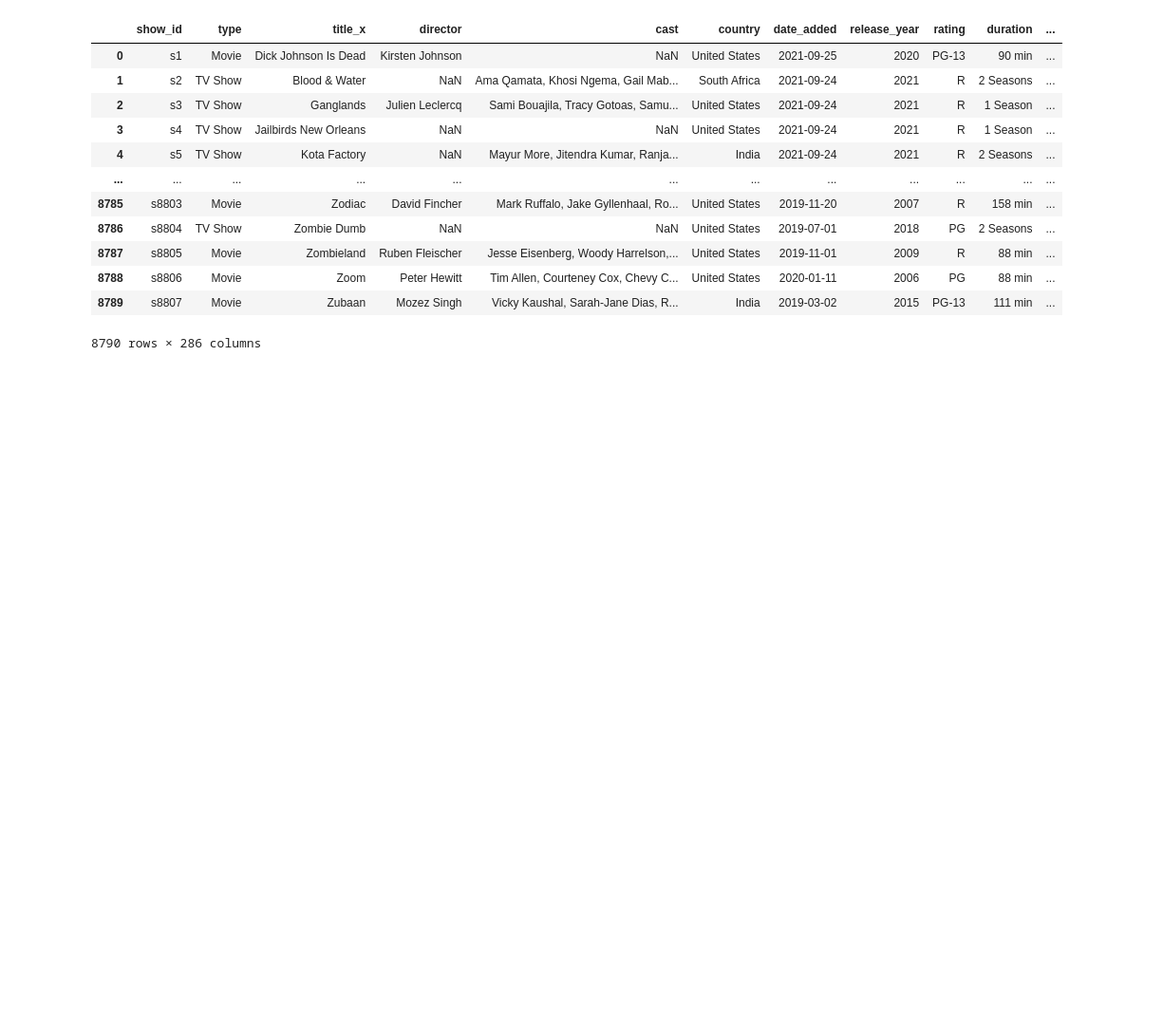
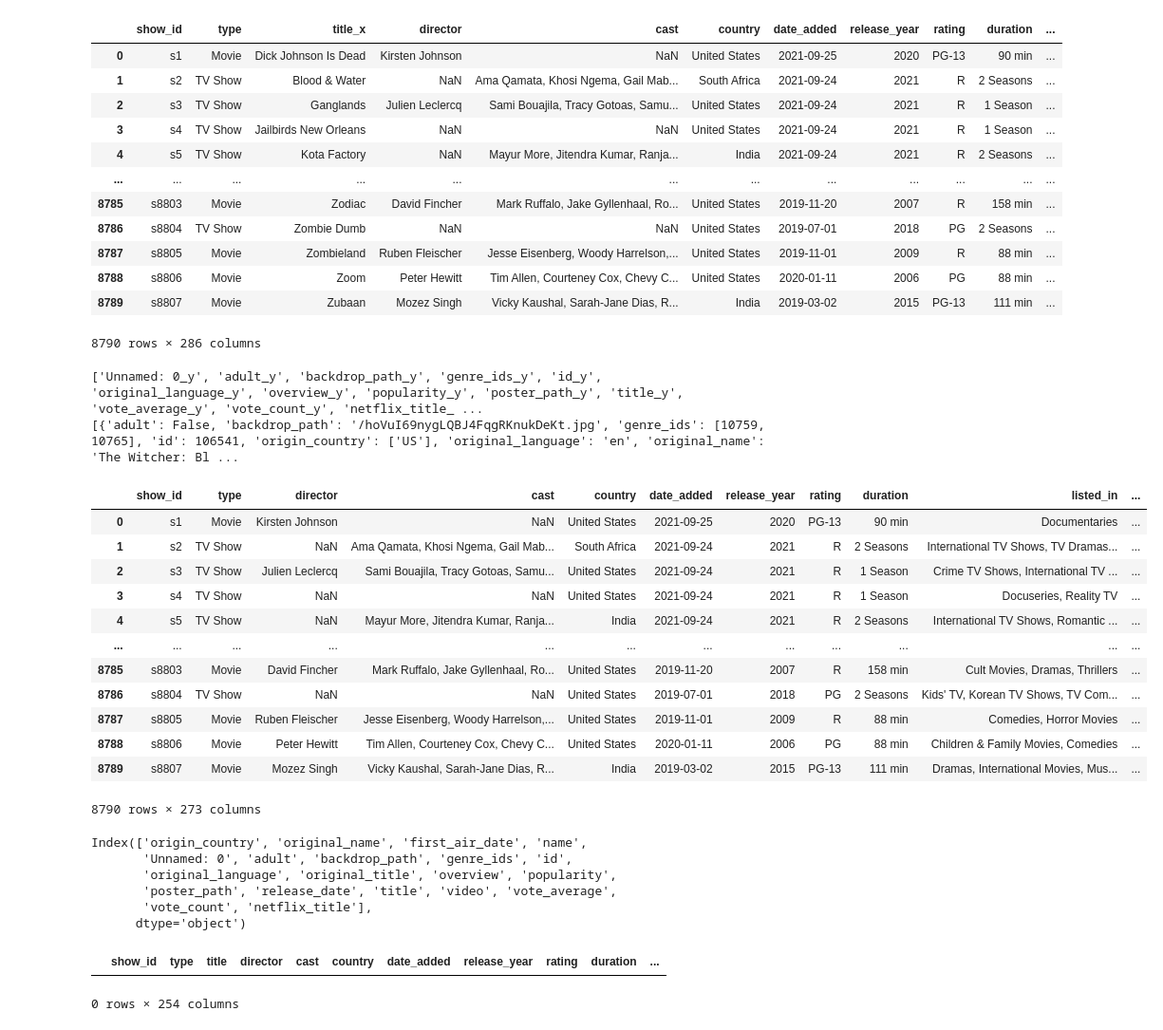
Before and after one commit to lukAss1717/Netflix, a Jupyter notebook: sandbox.ipynb, the cells around one changed output. Shown at 95% size. Drawn from its saved outputs; the diff is of its cells as text; code cells hidden in the pictures; blank space fills up the shorter version.

```diff
--- a/sandbox.ipynb
+++ b/sandbox.ipynb
@@ -643,17 +643,43 @@ nf_tmdb
 | 8789 | s8807 | Movie | Zubaan | Mozez Singh | Vicky Kaushal, Sarah-Jane Dias, R... | India | 2019-03-02 | 2015 | PG-13 | 111 min | ... |
 8790 rows × 286 columns
 # %%
-columns_to_fill = [value for value in nf_tmdb.columns if '_y' in value]
+columns_to_fill = [value for value in nf_tmdb.columns if '_y' in value][1:]
 columns_to_use = [value for value in nf_tmdb.columns if '_x' in value]
-
-# Fill empty values in specified columns with corresponding values from df2
+print(columns_to_fill)
 for column in columns_to_fill:
-    nf_tmdb[column + '_x'] = nf_tmdb[column + '_x'].fillna(nf_tmdb[column + '_y'])
-
-# Drop the '_y' columns
-nf_tmdb = nf_tmdb.drop([col + '_y' for col in columns_to_use], axis=1)
-
-# Rename the '_x' columns to remove the suffix
-nf_tmdb = nf_tmdb.rename(columns={col + '_x': col for col in columns_to_fill})
-
-print(result)
+    nf_tmdb[column] = nf_tmdb[column].fillna(nf_tmdb[column[:-2] + '_x'])
+nf_tmdb = nf_tmdb.drop([col for col in columns_to_use], axis=1)
+nf_tmdb = nf_tmdb.rename(columns={col: col[:-2] for col in columns_to_fill})
+# %% [output]
+['Unnamed: 0_y', 'adult_y', 'backdrop_path_y', 'genre_ids_y', 'id_y', 'original_language_y', 'overview_y', 'popularity_y', 'poster_path_y', 'title_y', 'vote_average_y', 'vote_count_y', 'netflix_title_ ...
+[{'adult': False, 'backdrop_path': '/hoVuI69nygLQBJ4FqgRKnukDeKt.jpg', 'genre_ids': [10759, 10765], 'id': 106541, 'origin_country': ['US'], 'original_language': 'en', 'original_name': 'The Witcher: Bl ...
+# %%
+nf_tmdb
+# %% [output]
+|  | show_id | type | director | cast | country | date_added | release_year | rating | duration | listed_in | ... |
+| 0 | s1 | Movie | Kirsten Johnson | NaN | United States | 2021-09-25 | 2020 | PG-13 | 90 min | Documentaries | ... |
+| 1 | s2 | TV Show | NaN | Ama Qamata, Khosi Ngema, Gail Mab... | South Africa | 2021-09-24 | 2021 | R | 2 Seasons | International TV Shows, TV Dramas... | ... |
+| 2 | s3 | TV Show | Julien Leclercq | Sami Bouajila, Tracy Gotoas, Samu... | United States | 2021-09-24 | 2021 | R | 1 Season | Crime TV Shows, International TV ... | ... |
+| 3 | s4 | TV Show | NaN | NaN | United States | 2021-09-24 | 2021 | R | 1 Season | Docuseries, Reality TV | ... |
+| 4 | s5 | TV Show | NaN | Mayur More, Jitendra Kumar, Ranja... | India | 2021-09-24 | 2021 | R | 2 Seasons | International TV Shows, Romantic ... | ... |
+| ... | ... | ... | ... | ... | ... | ... | ... | ... | ... | ... | ... |
+| 8785 | s8803 | Movie | David Fincher | Mark Ruffalo, Jake Gyllenhaal, Ro... | United States | 2019-11-20 | 2007 | R | 158 min | Cult Movies, Dramas, Thrillers | ... |
+| 8786 | s8804 | TV Show | NaN | NaN | United States | 2019-07-01 | 2018 | PG | 2 Seasons | Kids' TV, Korean TV Shows, TV Com... | ... |
+| 8787 | s8805 | Movie | Ruben Fleischer | Jesse Eisenberg, Woody Harrelson,... | United States | 2019-11-01 | 2009 | R | 88 min | Comedies, Horror Movies | ... |
+| 8788 | s8806 | Movie | Peter Hewitt | Tim Allen, Courteney Cox, Chevy C... | United States | 2020-01-11 | 2006 | PG | 88 min | Children & Family Movies, Comedies | ... |
+| 8789 | s8807 | Movie | Mozez Singh | Vicky Kaushal, Sarah-Jane Dias, R... | India | 2019-03-02 | 2015 | PG-13 | 111 min | Dramas, International Movies, Mus... | ... |
+8790 rows × 273 columns
+# %%
+nf_tmdb.columns[253:]
+# %% [output]
+Index(['origin_country', 'original_name', 'first_air_date', 'name',
+       'Unnamed: 0', 'adult', 'backdrop_path', 'genre_ids', 'id',
+       'original_language', 'original_title', 'overview', 'popularity',
+       'poster_path', 'release_date', 'title', 'video', 'vote_average',
+       'vote_count', 'netflix_title'],
+      dtype='object')
+# %%
+netflix_df[netflix_df['title'] == "Avatar: The Way of Water"]
+# %% [output]
+|  | show_id | type | title | director | cast | country | date_added | release_year | rating | duration | ... |
+0 rows × 254 columns
```
Also changed, not shown: 3 other files.
